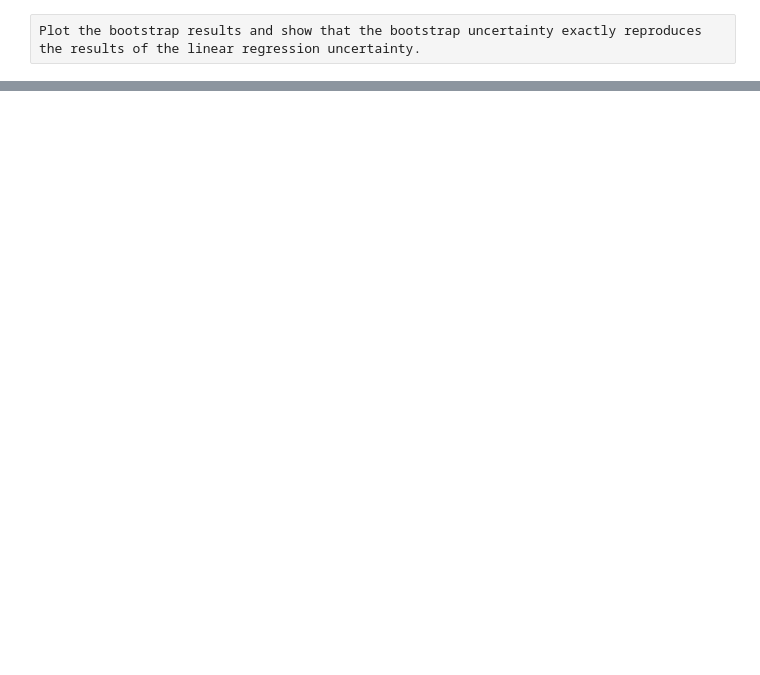
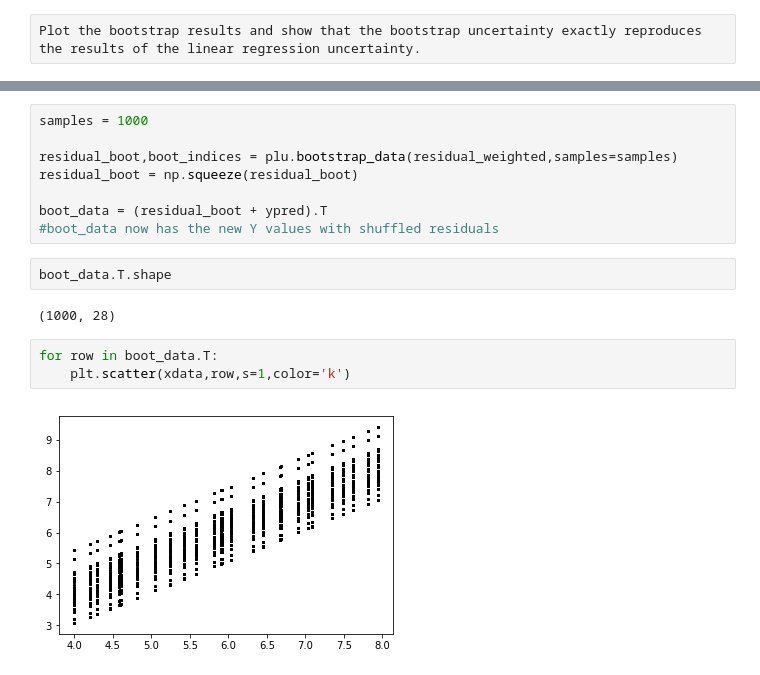
Before and after one commit to usnistgov/ml_uncertainty_py, a Jupyter notebook: source/toy_regression.ipynb, the cells around one changed output, grey strips where cells are left out. Saved outputs shown, nothing was run; the diff lists cells and outputs as text; blank space fills up the shorter version.

```diff
--- a/source/toy_regression.ipynb
+++ b/source/toy_regression.ipynb
@@ -346,0 +407,17 @@ t = 1
+# %%
+samples = 1000
+
+residual_boot,boot_indices = plu.bootstrap_data(residual_weighted,samples=samples)
+residual_boot = np.squeeze(residual_boot)
+
+boot_data = (residual_boot + ypred).T
+#boot_data now has the new Y values with shuffled residuals
+# %%
+boot_data.T.shape
+# %% [output]
+(1000, 28)
+# %%
+for row in boot_data.T:
+    plt.scatter(xdata,row,s=1,color='k')
+# %% [output]
+[figure, added]
```
Also changed, not shown: parts of 9 cells of this notebook, 1 other file.
